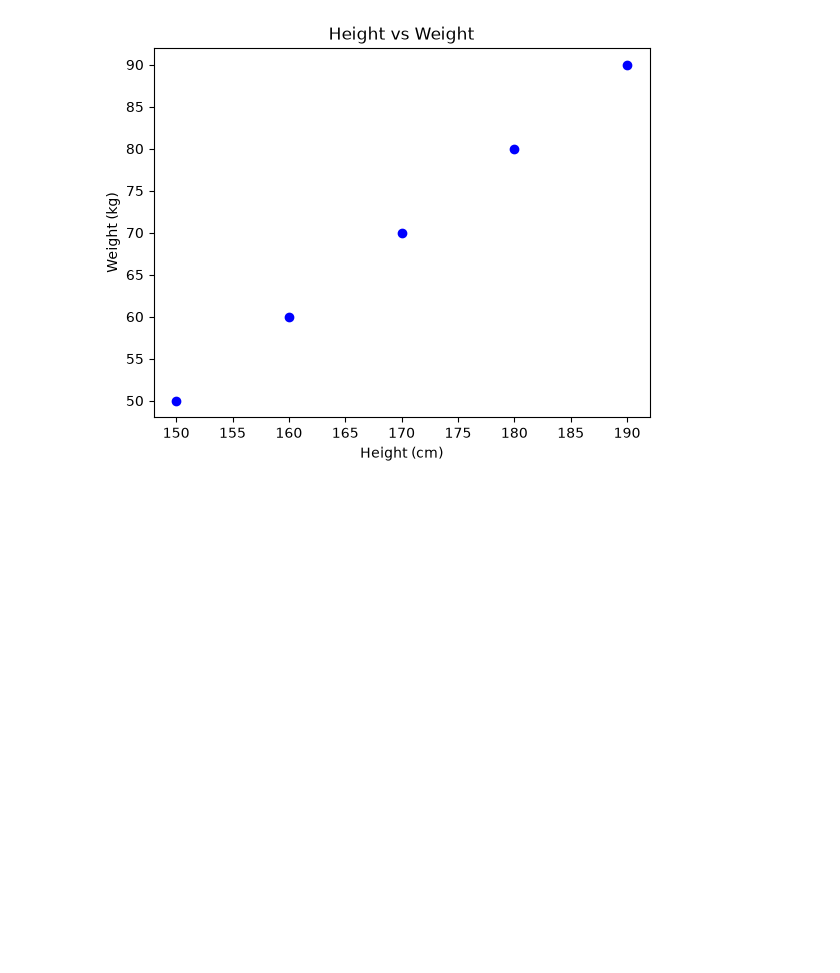
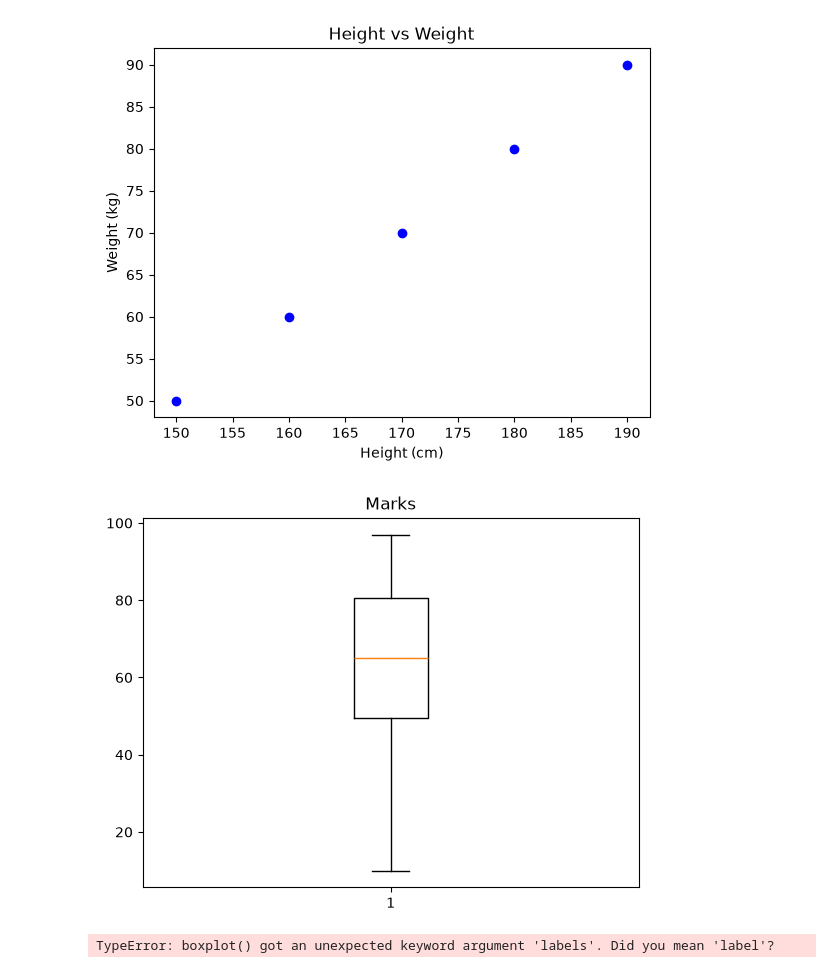
Before and after one commit to Harshit83183/Pythonn, a Jupyter notebook: Day_matplotlib.ipynb, the cells around one changed output. Drawn from its saved outputs; the diff is of its cells as text; code cells hidden in the pictures; blank space fills up the shorter version.

```diff
--- a/Day_matplotlib.ipynb
+++ b/Day_matplotlib.ipynb
@@ -146,3 +146,26 @@ plt.title("Height vs Weight")
 plt.show()
 # %% [output]
 [figure]
+# %%
+import matplotlib.pyplot as plt
+
+marks = [55,60,65,70,75,80,85,90,95,81,97,49,30,21,10,56,70,60,89,37,50,70,46]
+
+plt.boxplot(marks)
+plt.title("Marks")
+plt.show()
+# %% [output]
+[figure, added]
+# %%
+python = [70,75,80,85,90]
+java = [60,65,70,75,80]
+cpp = [65,70,75,80,85]
+
+plt.boxplot(
+    [python, java, cpp],
+    labels=["Python", "Java", "C++"]
+)
+
+plt.show()
+# %% [output]
+TypeError: boxplot() got an unexpected keyword argument 'labels'. Did you mean 'label'?
```
Also changed, not shown: parts of 1 cell of this notebook.
